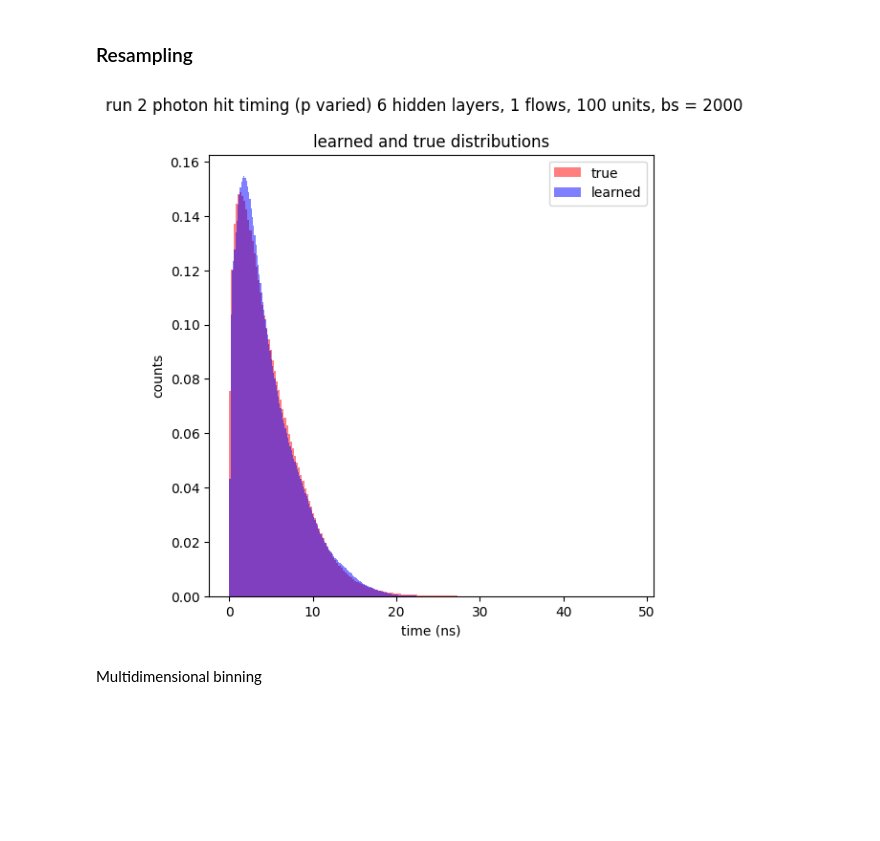
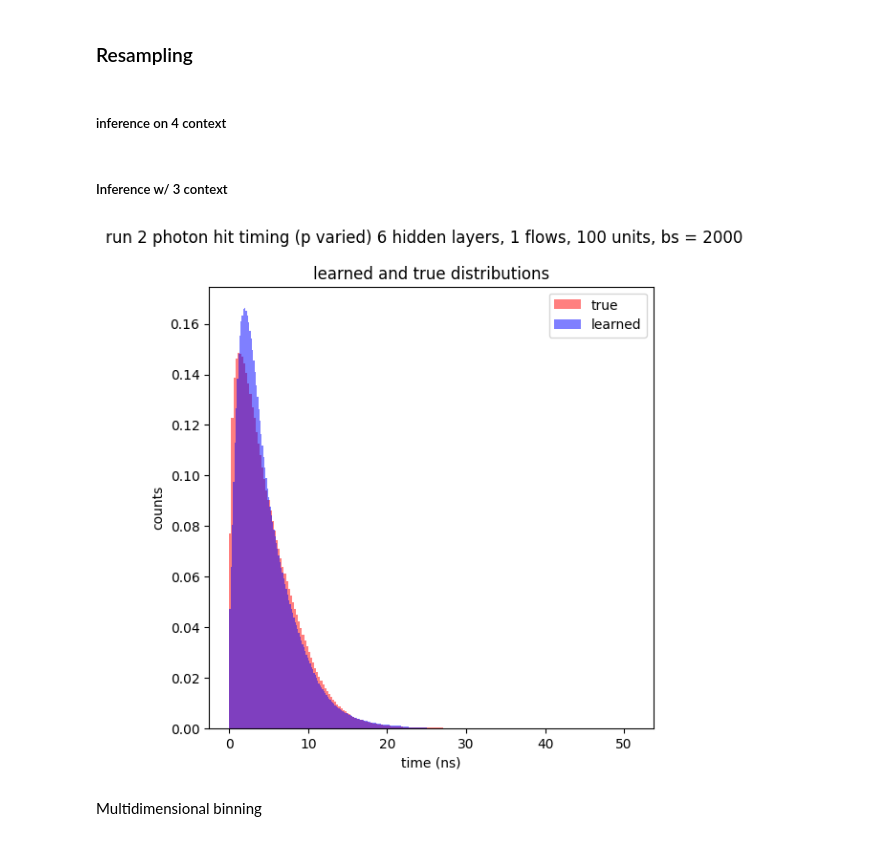
Before and after one commit to RowanKell/work_eic, a Jupyter notebook: macros/Timing_estimation/inference.ipynb, the cells around one changed output. Saved outputs shown, nothing was run; the diff lists cells and outputs as text; code cells hidden in the pictures; blank space fills up the shorter version.

Commit message:
working on timing param - need to improve fit at domain of actual data

```diff
--- a/macros/Timing_estimation/inference.ipynb
+++ b/macros/Timing_estimation/inference.ipynb
@@ -53,2 +81,2 @@ model = model.to(device)
 # %%
-model.load("models/July_16/run_2_1flows_6hl_100hu_2000bs.pth")
+model.load(model_path + "run_" + run_num_str + "_" + str(num_context)+ "context_" +K_str +  "flows_" + hidden_layers_str+"hl_" + hidden_units_str+"hu_" + batch_size_str+"bs.pth")
@@ -55,7 +85,9 @@ model.load("models/July_16/run_2_1flows_6hl_100hu_2000bs.pth")
 # %%
-test_data = torch.load("data/test/July_16/full_test_data_run_2_1flows_6hl_100hu_2000bs.pt")
+test_data = torch.load(test_data_path + "full_test_data_run_" + run_num_str+"_" +K_str+"flows_" + hidden_layers_str+"hl_" + hidden_units_str+"hu_" + batch_size_str+"bs.pt")
 # %% [markdown]
 ### Evaluation
 # %% [markdown]
 ### Resampling
+# %% [markdown]
+##### inference on 4 context
 # %%
@@ -93 +124,39 @@ num_resampled = (samples < min_time).sum().item()
+# %% [markdown]
+##### Inference w/ 3 context
+# %%
+min_time = min(test_data[:, num_context + 1])
+skipped = np.array([])
+eval_batch_size = 100000
+eval_max_iter = test_data.shape[0] // eval_batch_size
+eval_test_data = test_data[:eval_max_iter * eval_batch_size]
+eval_test_data = eval_test_data.to("cpu")
+model = model.to("cpu")
+samples = torch.empty(eval_test_data.shape[0])
+
+for i in tqdm(range(eval_max_iter)):
+    begin = eval_batch_size * i
+    end = eval_batch_size * (i + 1)
+    it_data = eval_test_data[begin:end]
+    context = torch.empty(it_data.size()[0],3)
+    context[:,0] = it_data[:,0]
+    context[:,1] = it_data[:,2]
+    context[:,2] = it_data[:,3]
+    timings = it_data[:,1]
+
+    # Initialize a mask for valid samples
+    valid_samples = torch.zeros(eval_batch_size, dtype=torch.bool)
+    batch_samples = torch.empty(eval_batch_size)
+
+    while not valid_samples.all():
+        # Generate samples for the invalid positions
+        new_samples = model.sample(num_samples=(~valid_samples).sum(), context=context[~valid_samples])[0].cpu().detach().squeeze(1)
+
+        # Update the samples and the valid_samples mask
+        batch_samples[~valid_samples] = new_samples
+        valid_samples = batch_samples >= min_time
+
+    samples[begin:end] = batch_samples + timings
+# Count and report the number of resampled points
+num_resampled = (samples < min_time).sum().item()
+# print(f"Number of resampled points: {num_resampled}")
 # %%
@@ -99,13 +168,13 @@ torch.save(eval_test_data,"data/test/July_16/run_2_1_flows_6hl_100hu_2000_bs.pt"
 # %%
 sample_fig, sample_axs = plot.subplots(1,1,figsize=(6,6))
 sample_fig.suptitle("run 2 photon hit timing (p varied) 6 hidden layers, 1 flows, 100 units, bs = 2000")
-sample_axs.hist(eval_test_data[:,num_context],bins = 200, color = 'red', alpha = 0.5, label = 'true', density = True)
+sample_axs.hist(eval_test_data[:,4],bins = 200, color = 'red', alpha = 0.5, label = 'true', density = True)
 sample_axs.hist(samples,bins = 200, alpha = 0.5,color = 'blue', label = 'learned', density = True)
 sample_axs.set_title("learned and true distributions")
 sample_axs.set_xlabel("time (ns)")
 sample_axs.set_ylabel("counts")
 sample_axs.legend(loc='upper right')
 sample_fig.show()
 # %% [output]
-[figure, old version]
+[figure, new version]
 # %%
```
Also changed, not shown: parts of 8 cells of this notebook, 32 other files.
